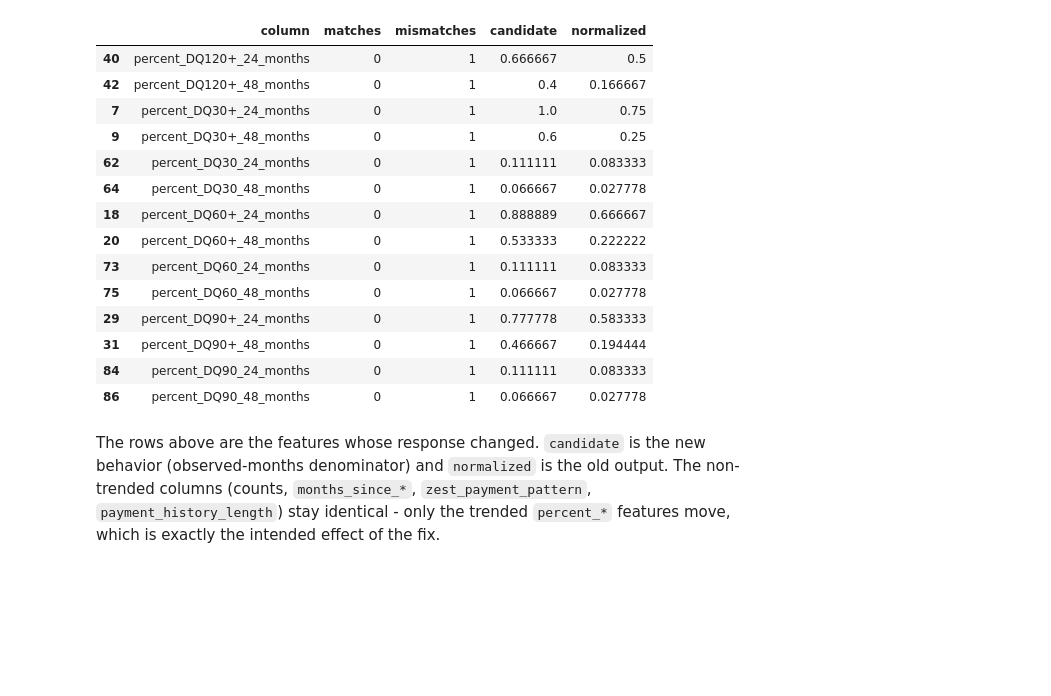
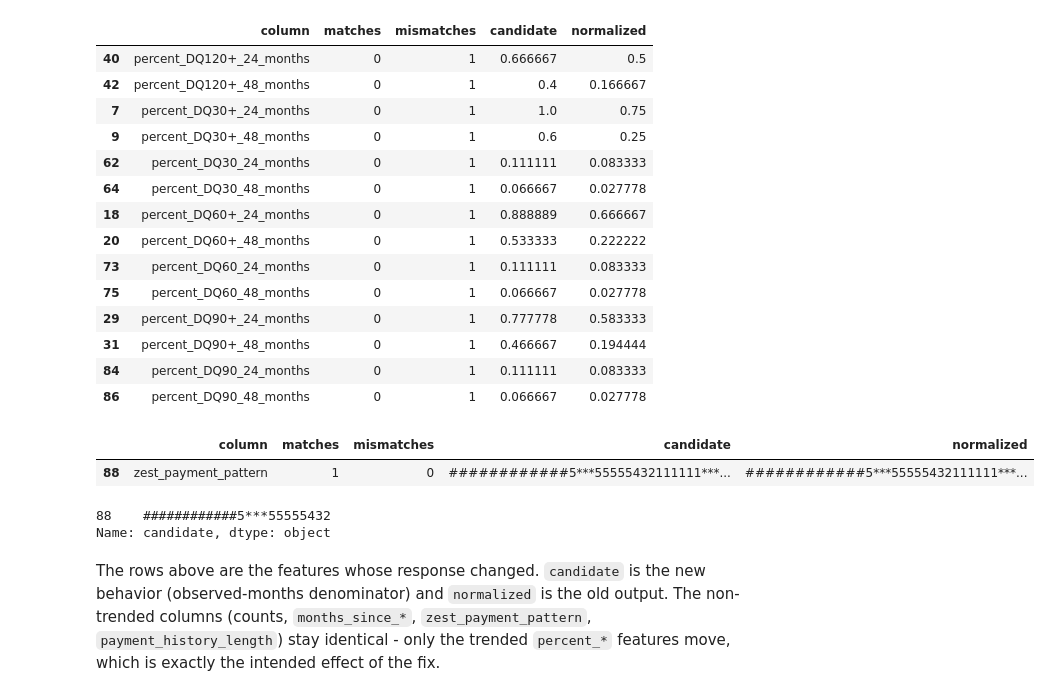
Before and after one commit to jagzest/payment-processor-research, a Jupyter notebook: TestBackwardsCompatibility.ipynb, the cells around one changed output. Cells and saved outputs as stored; diff of their text form; code cells hidden in the pictures; blank space fills up the shorter version.

```diff
--- a/TestBackwardsCompatibility.ipynb
+++ b/TestBackwardsCompatibility.ipynb
@@ -593,6 +593,18 @@ NEW behavior (flag on) vs normalized parquet: 90 columns checked; 14 mismatched
 | 31 | percent_DQ90+_48_months | 0 | 1 | 0.466667 | 0.194444 |
 | 84 | percent_DQ90_24_months | 0 | 1 | 0.111111 | 0.083333 |
 | 86 | percent_DQ90_48_months | 0 | 1 | 0.066667 | 0.027778 |
+# %%
+new_behavior_comparison[new_behavior_comparison['column']=='zest_payment_pattern']
+# %% [output]
+|  | column | matches | mismatches | candidate | normalized |
+| 88 | zest_payment_pattern | 1 | 0 | ############5***55555432111111***... | ############5***55555432111111***... |
+# %%
+new_behavior_comparison[
+    new_behavior_comparison['column'] == 'zest_payment_pattern'
+]['candidate'].str[:24]
+# %% [output]
+88    ############5***55555432
+Name: candidate, dtype: object
 # %% [markdown]
 The rows above are the features whose response changed. `candidate` is the new
 behavior (observed-months denominator) and `normalized` is the old output. The
```
Also changed, not shown: parts of 3 cells of this notebook.
